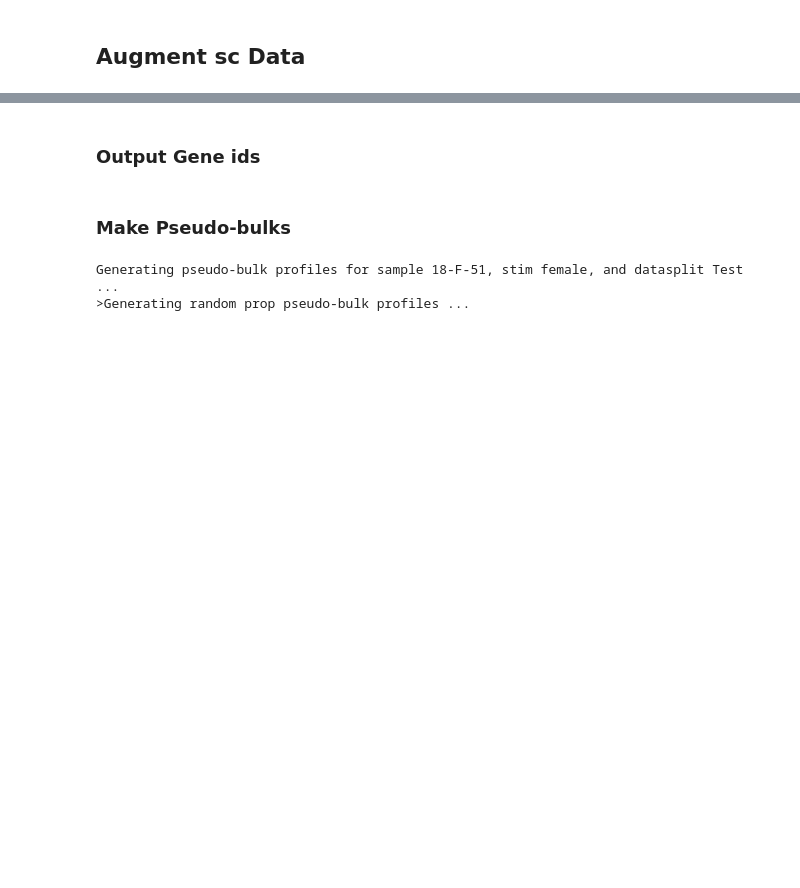
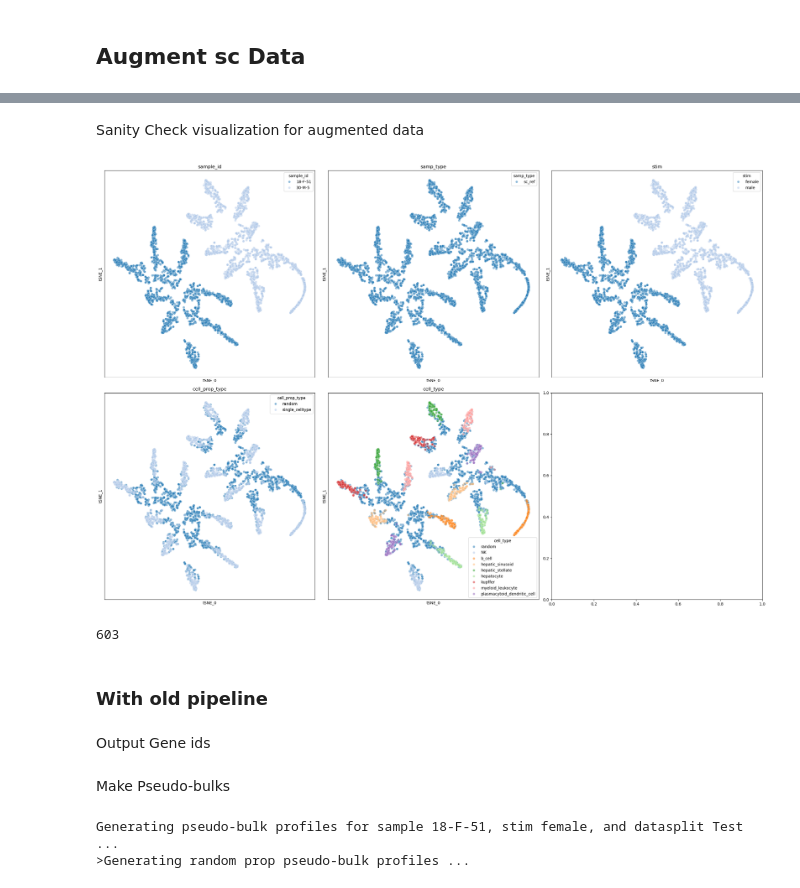
Before and after one commit to NDavidsonLab/buddi_v2, a Jupyter notebook: examples/1.prepare_pseudobulk.ipynb, the cells around one changed output, grey strips where cells are left out. Cells and saved outputs as stored; diff of their text form; code cells hidden in the pictures; blank space fills up the shorter version.

```diff
--- a/examples/1.prepare_pseudobulk.ipynb
+++ b/examples/1.prepare_pseudobulk.ipynb
@@ -154,11 +257,41 @@ print(f"{len(cibersortx_sig_genes)} signature genes from CIBERSORTx")
+# %% [markdown]
+Sanity Check visualization for augmented data
+# %%
+pseudo_df, prop_df, meta_df = load_sc_augmentation_dir(
+    PREPROCESS_OUTPUT_PATH / 'sc_augmented_new'
+)
+
+n_top=2000
+def _mad(col):
+    return median_abs_deviation(col, nan_policy="omit", scale=1.0)
+x = pseudo_df.loc[:,pseudo_df.apply(_mad, axis=0).nlargest(n_top).index]
+
+plot_data(
+    x.values,
+    meta_df,
+    panel_width=8,
+    show_plot=True
+)
+
+del pseudo_df
+del prop_df
+del meta_df
+del x
+
+gc.collect()
+# %% [output]
+[figure, added]
+603
+# %% [markdown]
+### With old pipeline
 # %% [markdown]
-### Output Gene ids
+Output Gene ids
 # %%
 gene_out_file = PREPROCESS_SC_AUGMENTED_OUTPUT_PATH / f'{DATA_NAME}_genes.pkl'
 gene_ids = adata.var[GENE_ID_COL]
 pickle.dump(gene_ids, open( gene_out_file, "wb" ))
 # %% [markdown]
-### Make Pseudo-bulks
+Make Pseudo-bulks
 # %%
 ADD_PER_CELL_TYPE_NOISE = False
 N_CELLS_PER_PSEUDO_BULK = 5_000
```
Also changed, not shown: parts of 10 cells of this notebook.
